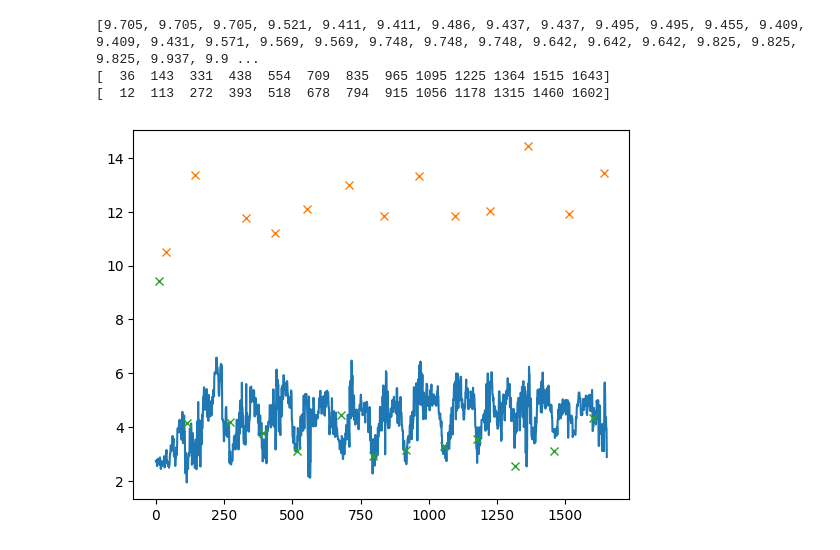
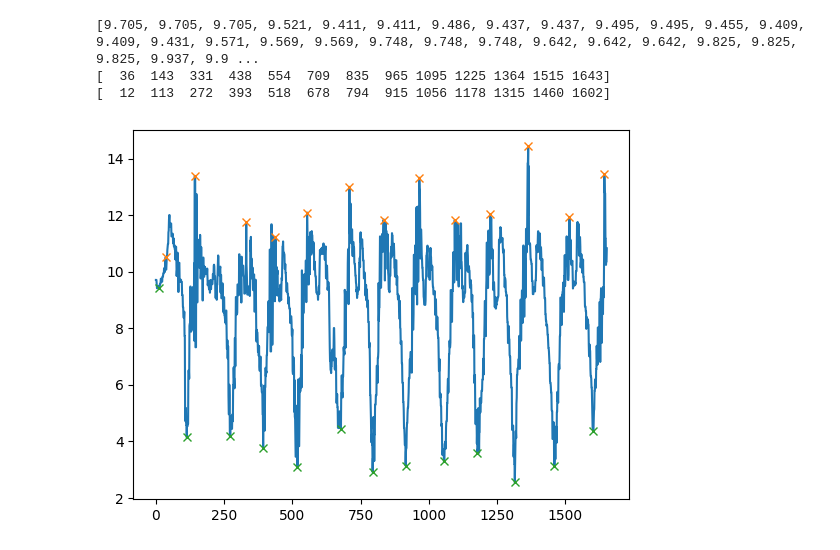
Before and after one commit to suzanmanasreh/wireless-imu-activity-tracking, a Jupyter notebook: data_process/jNotebook.ipynb, the cells around one changed output. Cells and saved outputs as stored; diff of their text form; code cells hidden in the pictures.

```diff
--- a/data_process/jNotebook.ipynb
+++ b/data_process/jNotebook.ipynb
@@ -10,7 +10,8 @@ def add_data(hmap, data, ts):
     elif data != hmap[ts]:
         print(f"WHY {ts} is already in: {hmap}")
 # %%
-filename = "/Users/j/8803/8803-project/data2/row/row_udai_set1_reps12_1.log"
+# filename = "/Users/j/8803/8803-project/data2/row/row_udai_set1_reps12_1.log"
+filename = "../data2/row/row_udai_set1_reps12_1.csv"
 
 with open(filename, 'r') as file:
     timestamps = []
@@ -61,31 +62,31 @@ with open(filename, 'r') as file:
     accel_z_array = np.array(list(accel_z.values()))
     #accel_y_array = np.array(list(accel_y.values()))
     peaks, _ = find_peaks(accel_z_array, height=-50, distance=100)
     valleys, _ = find_peaks(-1 * accel_z_array, height=-50, distance=100)
 
 
     print(list(accel_z.values()))
     print(peaks)
     print(valleys)
 
     plt.plot(list(accel_z.values()))
 
     plt.plot(peaks, accel_z_array[peaks], "x")
 
     plt.plot(valleys, accel_z_array[valleys], "x")
     plt.show()
 
     #df = pd.DataFrame({'timestamp': timestamps, 'accel_x': accel_x.values(), 'accel_y': accel_y.values(), 'accel_z': accel_z.values(), 'gyro_x': gyro_x.values(), 'gyro_y': gyro_y.values(), 'gyro_z': gyro_z.values()})
     #df.to_csv('raw_df.csv')
     #cleaned_df = df.interpolate(method="linear")
     #cleaned_df.to_csv('cleaned_df.csv')
     #cleaned_df.plot(x="timestamp")
     #plt.title("Bicep Curls")
     #plt.xlabel("Timestamp")
     #plt.ylabel("IMU Data")
     #plt.show()
 # %% [output]
 [9.705, 9.705, 9.705, 9.521, 9.411, 9.411, 9.486, 9.437, 9.437, 9.495, 9.495, 9.455, 9.409, 9.409, 9.431, 9.571, 9.569, 9.569, 9.748, 9.748, 9.748, 9.642, 9.642, 9.642, 9.825, 9.825, 9.825, 9.937, 9.9 ...
 [  36  143  331  438  554  709  835  965 1095 1225 1364 1515 1643]
 [  12  113  272  393  518  678  794  915 1056 1178 1315 1460 1602]
-[figure, old version]
+[figure, new version]
```
Also changed, not shown: 57 other files.
